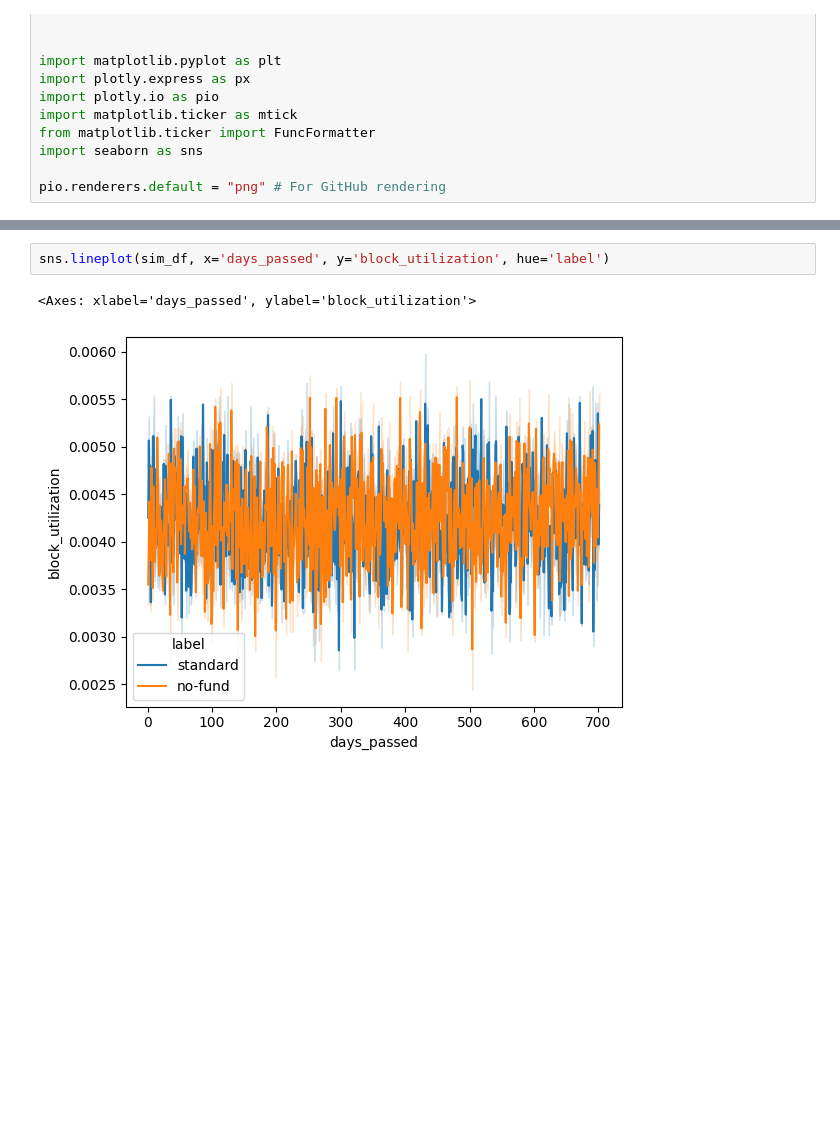
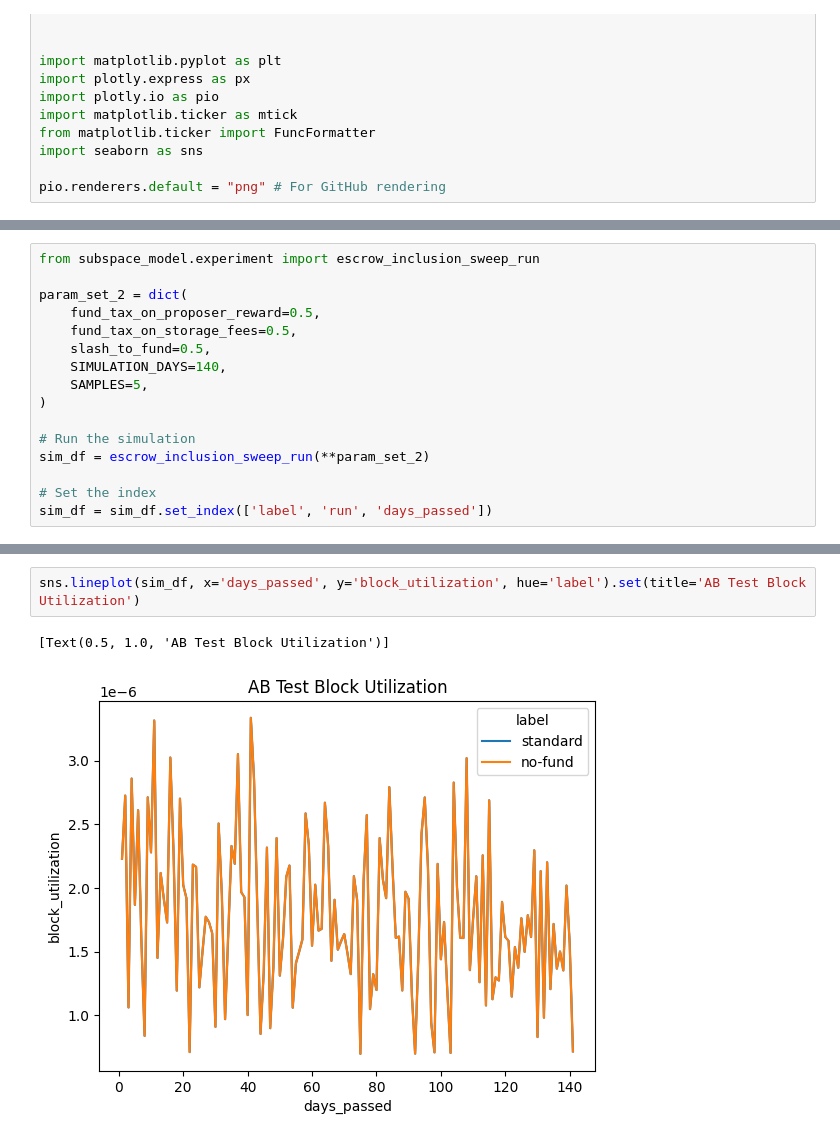
Before and after one commit to BlockScience/subspace, a Jupyter notebook: notebooks/fund_inclusion.ipynb, the cells around one changed output, grey strips where cells are left out. Cells and saved outputs as stored; diff of their text form; blank space fills up the shorter version.

Commit message:
Add titles on fund_inclusion.ipynb

```diff
--- a/notebooks/fund_inclusion.ipynb
+++ b/notebooks/fund_inclusion.ipynb
@@ -39,0 +28,16 @@ sim_df = sim_df.set_index(['label', 'run', 'days_passed'])
+# %%
+from subspace_model.experiment import escrow_inclusion_sweep_run
+
+param_set_2 = dict(
+    fund_tax_on_proposer_reward=0.5,
+    fund_tax_on_storage_fees=0.5,
+    slash_to_fund=0.5,
+    SIMULATION_DAYS=140,
+    SAMPLES=5,
+)
+
+# Run the simulation
+sim_df = escrow_inclusion_sweep_run(**param_set_2)
+
+# Set the index
+sim_df = sim_df.set_index(['label', 'run', 'days_passed'])
@@ -55,8 +70,8 @@ sns.lineplot(sim_df, x='days_passed', y='nominator_pool_shares', hue='label')
 # %%
-sns.lineplot(sim_df, x='days_passed', y='block_utilization', hue='label')
+sns.lineplot(sim_df, x='days_passed', y='block_utilization', hue='label').set(title='AB Test Block Utilization')
 # %% [output]
-<Axes: xlabel='days_passed', ylabel='block_utilization'>
+[Text(0.5, 1.0, 'AB Test Block Utilization')]
-[figure, old version]
+[figure, new version]
 # %%
 from subspace_model.trajectory_metrics import *
 
```
Also changed, not shown: parts of 8 cells of this notebook, 1 other file.
